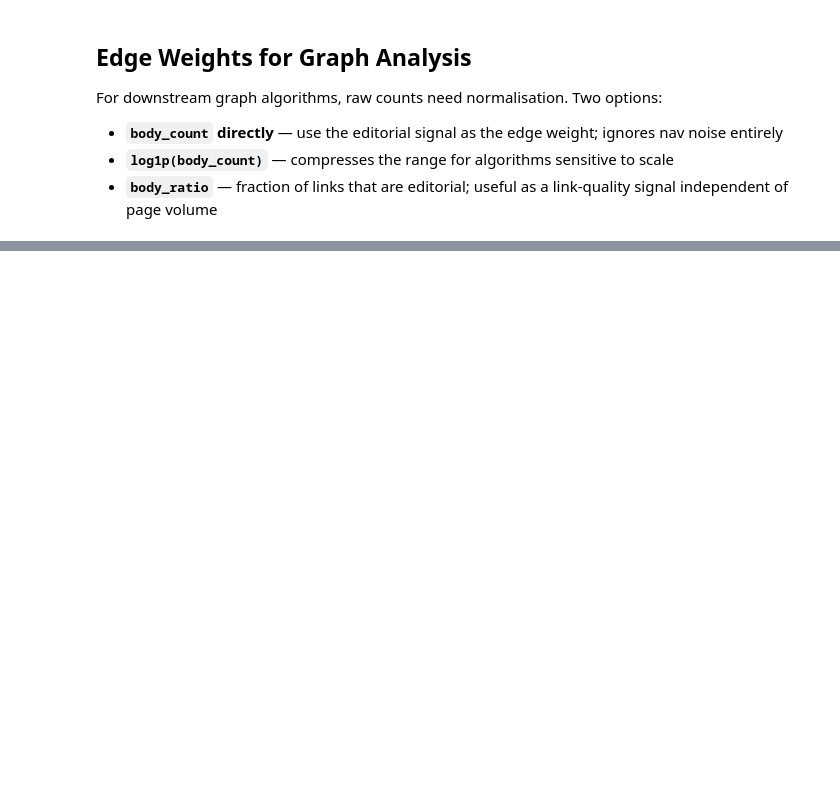
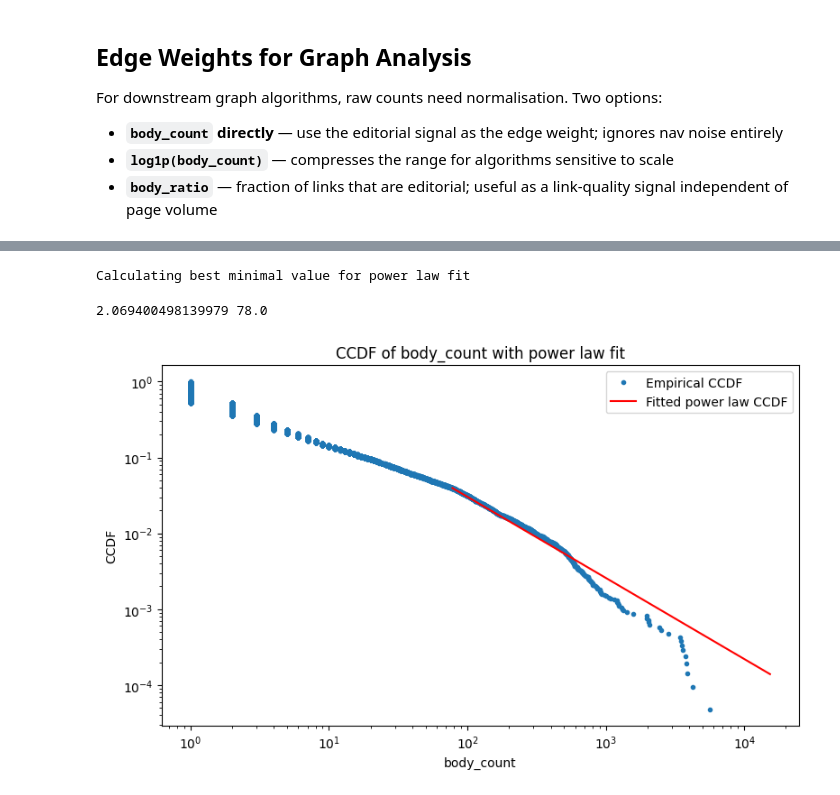
Before and after one commit to PeterCarragher/cc-webgraph-weighted, a Jupyter notebook: news_links_analysis.ipynb, the cells around one changed output, grey strips where cells are left out. Drawn from its saved outputs; the diff is of its cells as text; code cells hidden in the pictures; blank space fills up the shorter version.

```diff
--- a/news_links_analysis.ipynb
+++ b/news_links_analysis.ipynb
@@ -252,3 +324,42 @@ plt.show()
+# %%
+import powerlaw
+
+fig, ax = plt.subplots(figsize=(8,5))
+
+body_counts = df['body_count']
+body_counts_nonzero = body_counts[body_counts > 0]
+fit = powerlaw.Fit(body_counts_nonzero)
+print(fit.alpha, fit.xmin)
+
+
+sorted_counts = np.sort(body_counts_nonzero)
+n = len(sorted_counts)
+ccdf = 1 - np.arange(1, n + 1) / n
+
+ax.plot(sorted_counts, ccdf, '.', label="Empirical CCDF")
+
+# Anchor the fit to the empirical CCDF value at xmin
+xmin_idx = np.searchsorted(sorted_counts, fit.xmin, side='left')
+scale = ccdf[xmin_idx]  # empirical CCDF at xmin
+
+x = np.linspace(fit.xmin, sorted_counts.max(), 200)
+ccdf_fit = scale * (x / fit.xmin) ** (1 - fit.alpha)
+
+ax.plot(x, ccdf_fit, color="red", label="Fitted power law CCDF")
+
+ax.set_xscale("log")
+ax.set_yscale("log")
+ax.set_xlabel("body_count")
+ax.set_ylabel("CCDF")
+ax.set_title("CCDF of body_count with power law fit")
+ax.legend()
+
+plt.tight_layout()
+plt.show()
+# %% [output]
+Calculating best minimal value for power law fit
+2.069400498139979 78.0
+[figure, added]
 # %%
 total_pairs    = len(df)
 unique_sources = df['s'].nunique()
```
Also changed, not shown: parts of 9 cells of this notebook.
